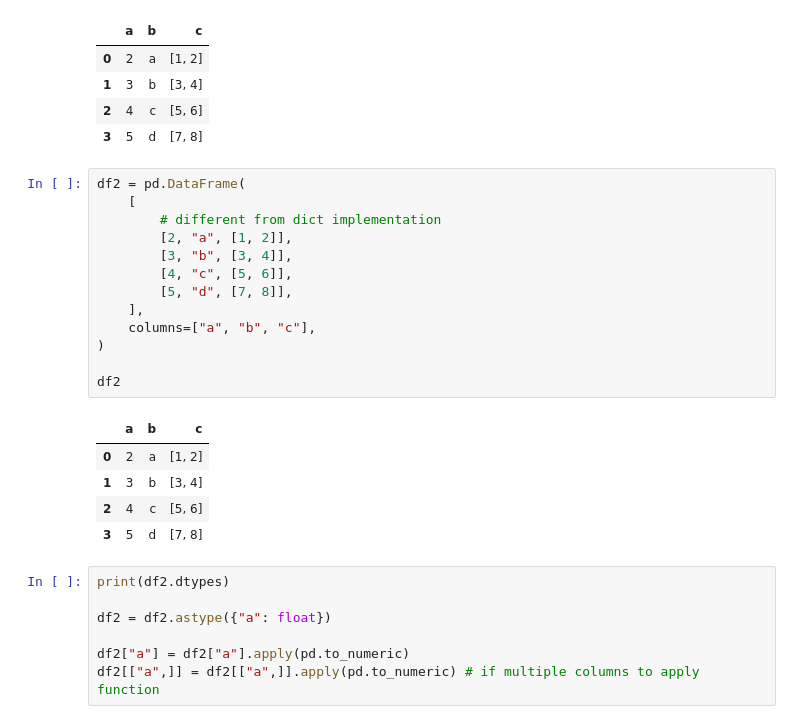
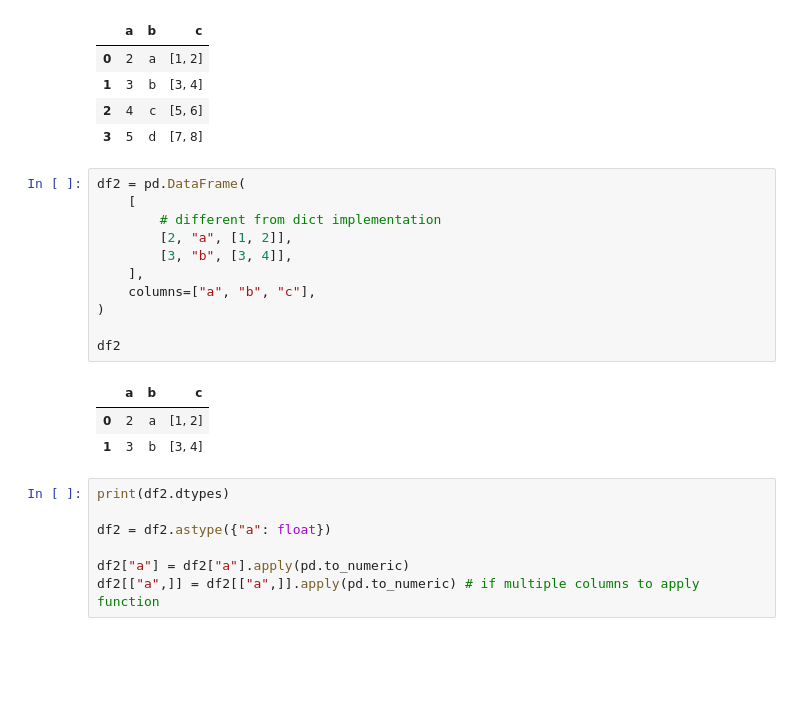
Before and after one commit to Samthesimpsons/Notes-for-Learning, a Jupyter notebook: Pandas and SQL Notes/Refresher - Numpy+Pandas+Sklearn.ipynb, the cells around one changed output. Drawn from its saved outputs; the diff is of its cells as text; blank space fills up the shorter version.

```diff
--- a/Pandas and SQL Notes/Refresher - Pandas.ipynb
+++ b/Pandas and SQL Notes/Refresher - Numpy+Pandas+Sklearn.ipynb
@@ -27,22 +139,18 @@ df1
 # %%
 df2 = pd.DataFrame(
     [
         # different from dict implementation
         [2, "a", [1, 2]],
         [3, "b", [3, 4]],
-        [4, "c", [5, 6]],
-        [5, "d", [7, 8]],
     ],
     columns=["a", "b", "c"],
 )
 
 df2
 # %% [output]
 |  | a | b | c |
 | 0 | 2 | a | [1, 2] |
 | 1 | 3 | b | [3, 4] |
-| 2 | 4 | c | [5, 6] |
-| 3 | 5 | d | [7, 8] |
 # %%
 print(df2.dtypes)
 
```
Also changed, not shown: parts of 29 cells of this notebook.
